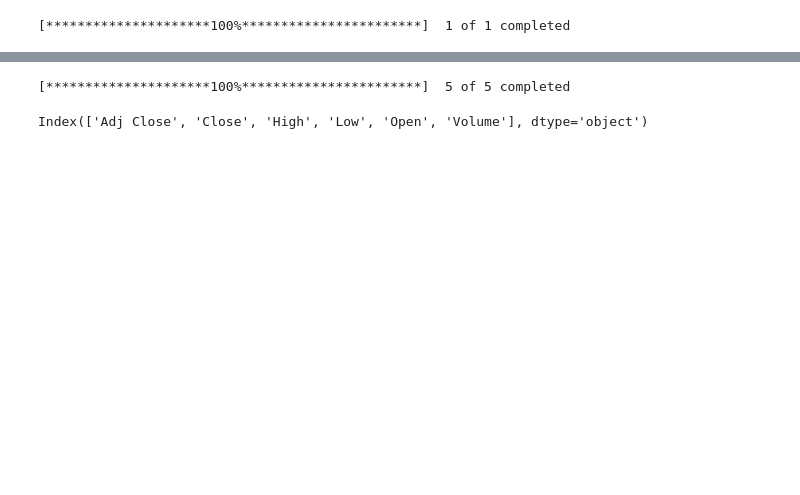
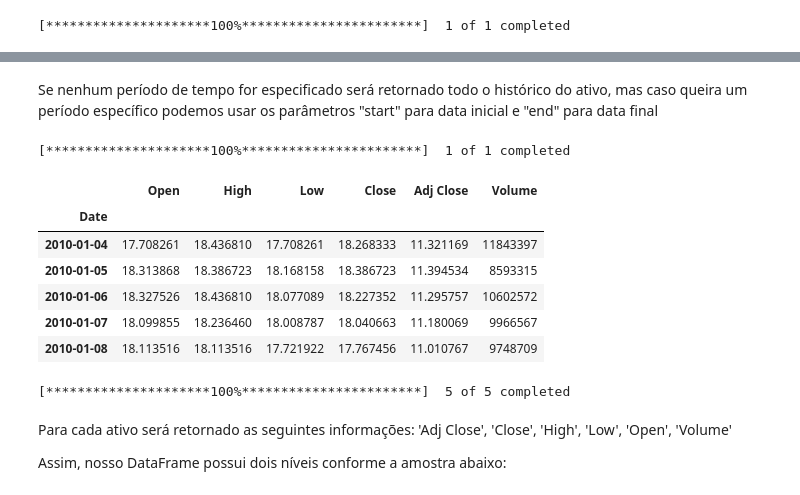
Before and after one commit to aceslima/python_api_scraping, a Jupyter notebook: Dados_do_Yahoo_Finance_com_Python.ipynb, the cells around one changed output, grey strips where cells are left out. Saved outputs shown, nothing was run; the diff lists cells and outputs as text; code cells hidden in the pictures; blank space fills up the shorter version.

```diff
--- a/Dados_do_Yahoo_Finance_com_Python.ipynb
+++ b/Dados_do_Yahoo_Finance_com_Python.ipynb
@@ -80 +92,18 @@ itau.head(3)
+# %% [markdown]
+Se nenhum período de tempo for especificado será retornado todo o histórico do ativo, mas caso queira um período específico podemos usar os parâmetros "start" para data inicial e "end" para data final
+# %%
+# A partir de 2010
+dados = yf.download('ITUB4.SA', start='2010-01-01')
+# %% [output]
+[*********************100%***********************]  1 of 1 completed
+# %%
+dados.head()
+# %% [output]
+|  | Open | High | Low | Close | Adj Close | Volume |
+| Date |  |  |  |  |  |  |
+| 2010-01-04 | 17.708261 | 18.436810 | 17.708261 | 18.268333 | 11.321169 | 11843397 |
+| 2010-01-05 | 18.313868 | 18.386723 | 18.168158 | 18.386723 | 11.394534 | 8593315 |
+| 2010-01-06 | 18.327526 | 18.436810 | 18.077089 | 18.227352 | 11.295757 | 10602572 |
+| 2010-01-07 | 18.099855 | 18.236460 | 18.008787 | 18.040663 | 11.180069 | 9966567 |
+| 2010-01-08 | 18.113516 | 18.113516 | 17.721922 | 17.767456 | 11.010767 | 9748709 |
 # %%
@@ -83,11 +111,10 @@ itau.head(3)
 dados = yf.download('ITUB4.SA BBDC4.SA BCSA34.SA BBAS3.SA BIDI11.SA', start='2010-01-01')
 # %% [output]
 [*********************100%***********************]  5 of 5 completed
-# %%
-# 'Adj Close', 'Close', 'High', 'Low', 'Open', 'Volume'
-dados.columns.levels[0]
-# %% [output]
-Index(['Adj Close', 'Close', 'High', 'Low', 'Open', 'Volume'], dtype='object')
+# %% [markdown]
+Para cada ativo será retornado as seguintes informações: 'Adj Close', 'Close', 'High', 'Low', 'Open', 'Volume'
+
+Assim, nosso DataFrame possui dois níveis conforme a amostra abaixo:
 # %%
 dados.head(2)
 # %% [output]
```
Also changed, not shown: parts of 19 cells of this notebook.
